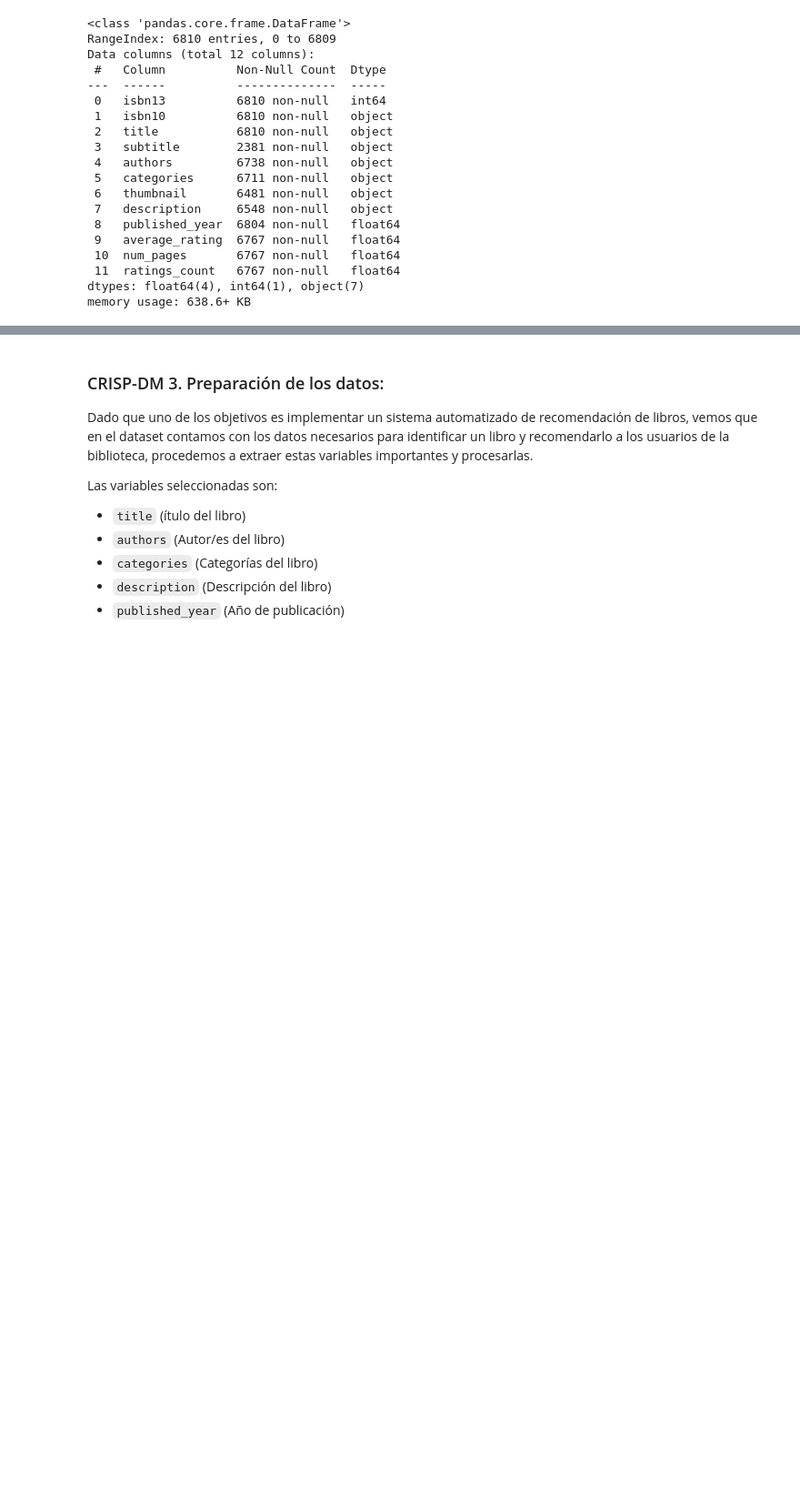
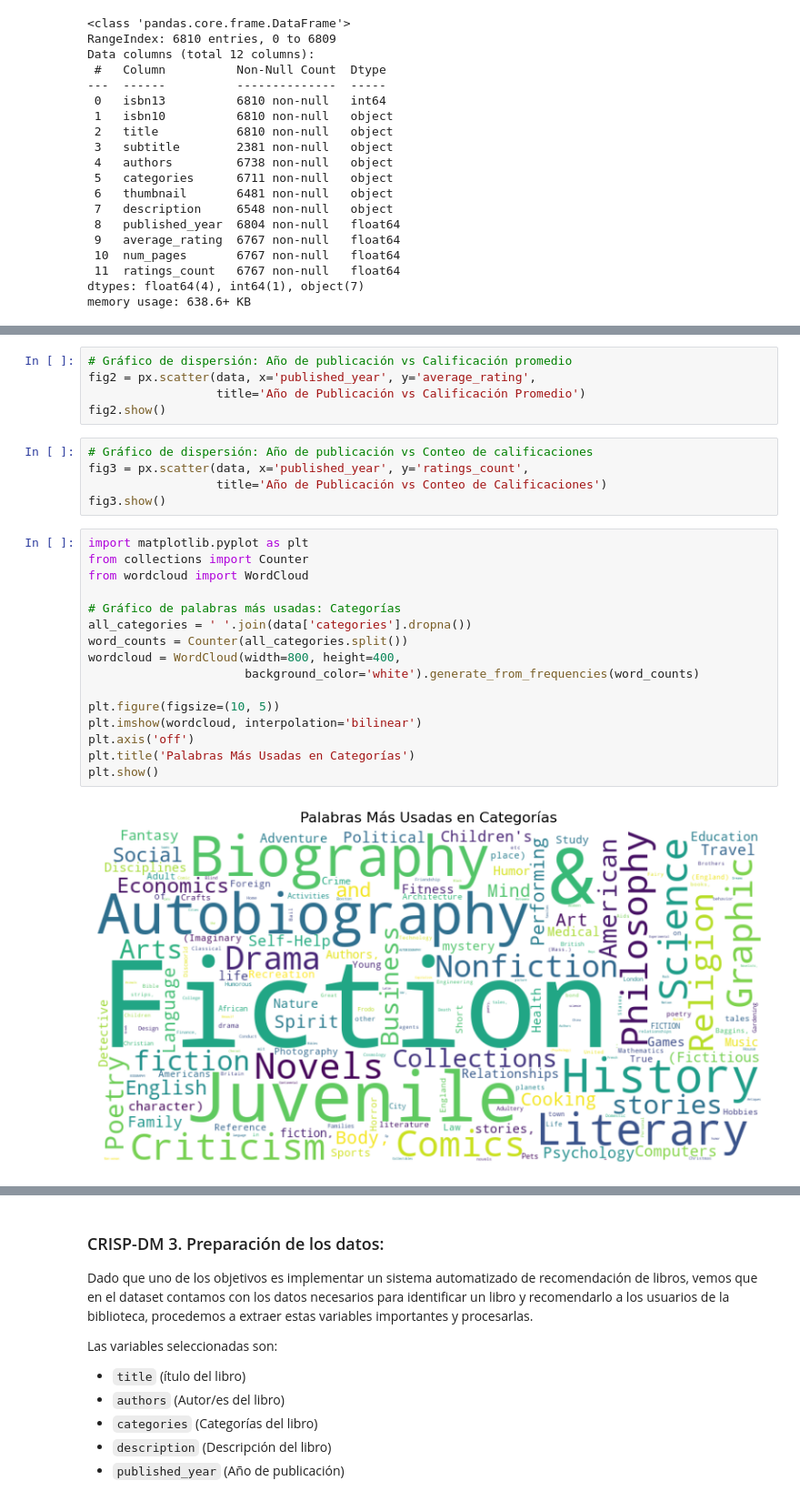
Before and after one commit to sosarodrigox/grupo13_pp2, a Jupyter notebook: ProyectoIntegrador_Grupo13.ipynb, the cells around one changed output, grey strips where cells are left out. Shown at 91% size. Cells and saved outputs as stored; diff of their text form; blank space fills up the shorter version.

```diff
--- a/ProyectoIntegrador_Grupo13.ipynb
+++ b/ProyectoIntegrador_Grupo13.ipynb
@@ -161,3 +225,31 @@ memory usage: 638.6+ KB
+# %%
+# Gráfico de dispersión: Año de publicación vs Calificación promedio
+fig2 = px.scatter(data, x='published_year', y='average_rating',
+                  title='Año de Publicación vs Calificación Promedio')
+fig2.show()
+# %%
+# Gráfico de dispersión: Año de publicación vs Conteo de calificaciones
+fig3 = px.scatter(data, x='published_year', y='ratings_count',
+                  title='Año de Publicación vs Conteo de Calificaciones')
+fig3.show()
+# %%
+import matplotlib.pyplot as plt
+from collections import Counter
+from wordcloud import WordCloud
+
+# Gráfico de palabras más usadas: Categorías
+all_categories = ' '.join(data['categories'].dropna())
+word_counts = Counter(all_categories.split())
+wordcloud = WordCloud(width=800, height=400,
+                      background_color='white').generate_from_frequencies(word_counts)
+
+plt.figure(figsize=(10, 5))
+plt.imshow(wordcloud, interpolation='bilinear')
+plt.axis('off')
+plt.title('Palabras Más Usadas en Categorías')
+plt.show()
+# %% [output]
+[figure, added]
 # %% [markdown]
 ### Resumen del Dataset de Libros
 
```
Also changed, not shown: parts of 12 cells of this notebook, 1 other file.
